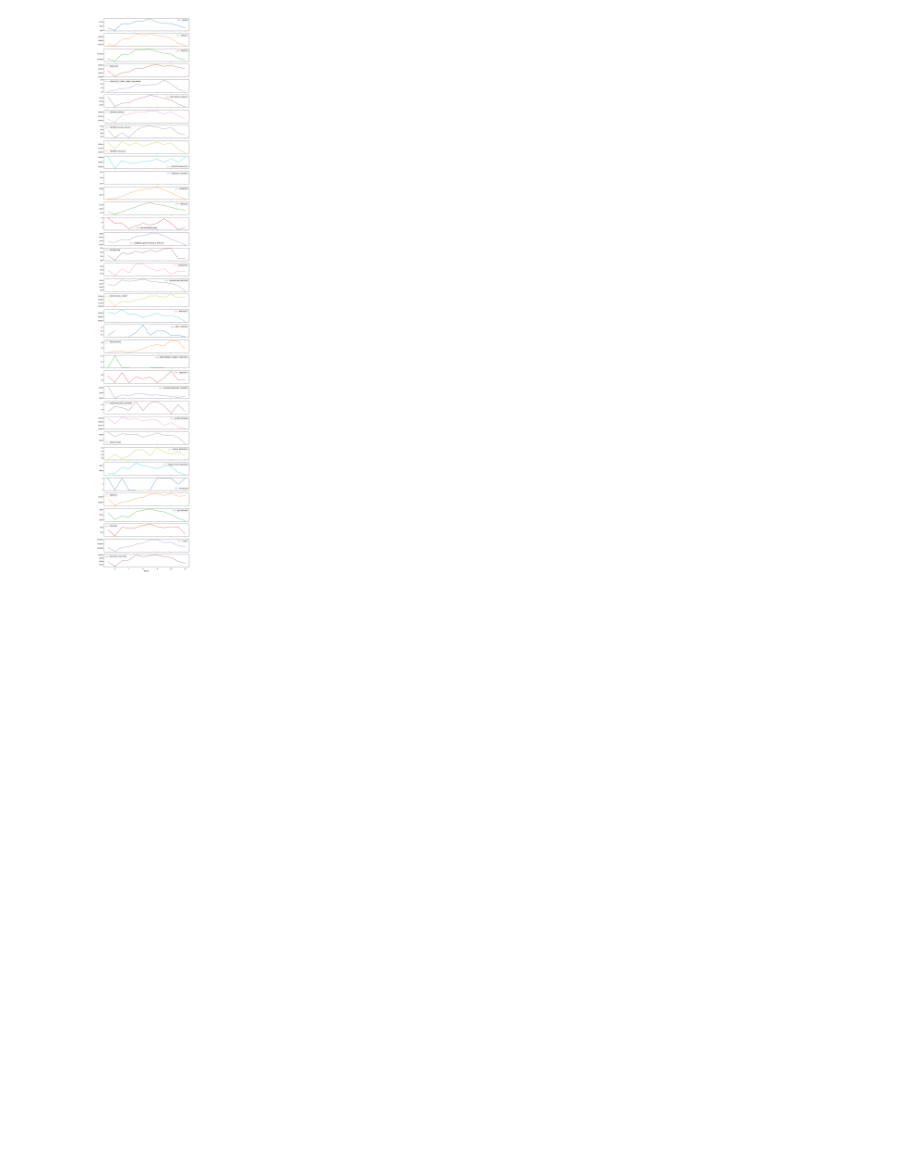
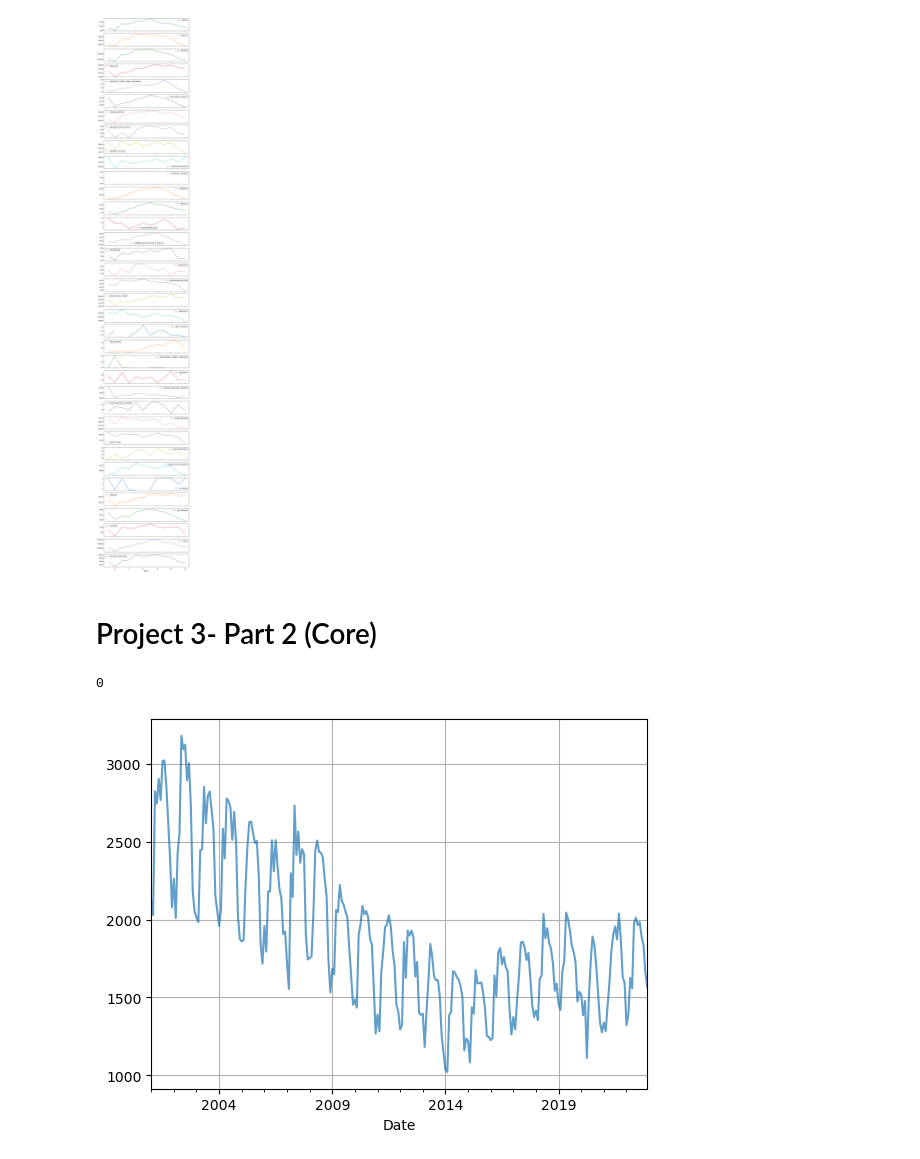
Before and after one commit to lrnrdr/Project-3-Part-1-Core, a Jupyter notebook: Project 3.ipynb, the cells around one changed output. Cells and saved outputs as stored; diff of their text form; code cells hidden in the pictures; blank space fills up the shorter version.

```diff
--- a/Project 3 Part 1.ipynb
+++ b/Project 3.ipynb
@@ -268,3 +268,19 @@ Length: 415, dtype: int64
 Q3b.unstack().T.plot(subplots = True, figsize = (10,65));
 # %% [output]
 [figure]
+# %% [markdown]
+# Project 3- Part 2 (Core)
+# %%
+# ASSAULT on end has to be capital
+Assault = df[df['Primary Type']== 'ASSAULT']
+# %%
+Assault_df = Assault.resample('M').size()
+# %%
+# CHECK FOR NULLS
+Assault_df.isna().sum()
+# %% [output]
+0
+# %%
+Assault_df.plot(grid=True,alpha=0.7);
+# %% [output]
+[figure, added]
```
Also changed, not shown: parts of 10 cells of this notebook.
